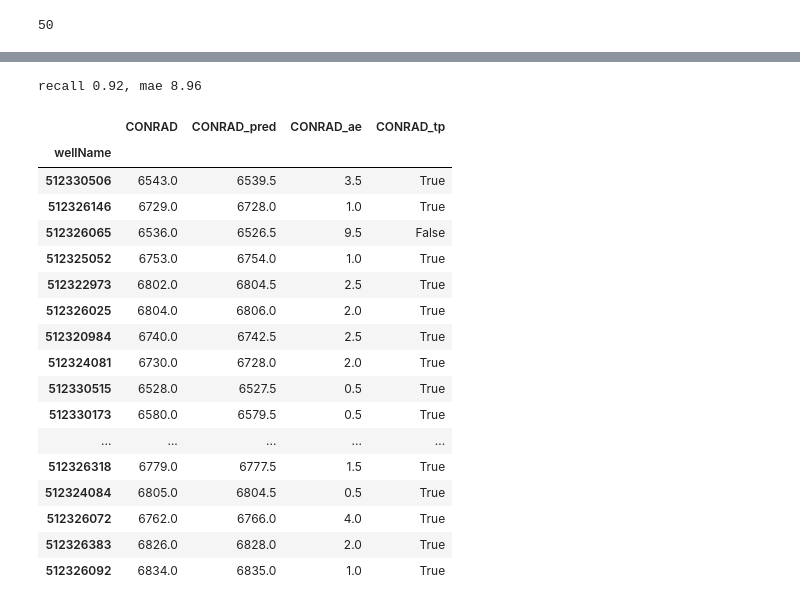
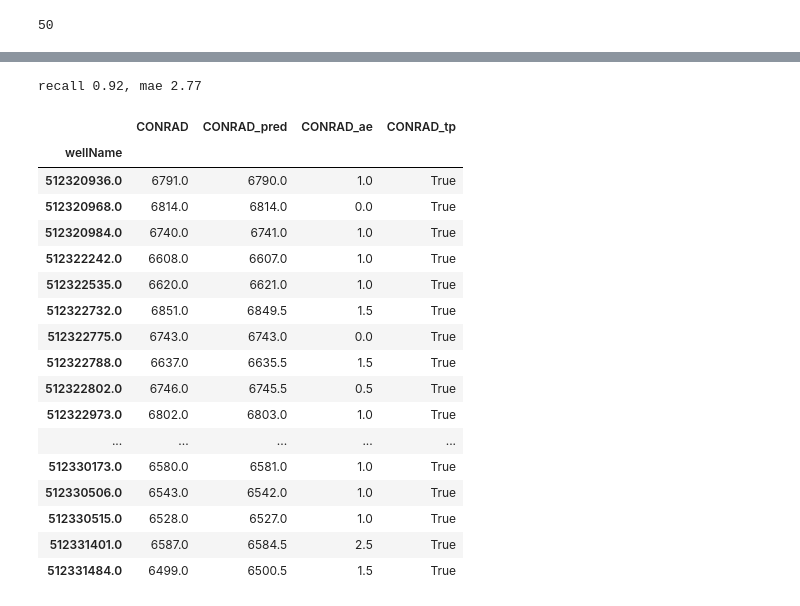
Before and after one commit to ZhichengLuo/hacktops, a Jupyter notebook: notebook1/saxvsm_evaluation.ipynb, the cells around one changed output, grey strips where cells are left out. Cells and saved outputs as stored; diff of their text form; code cells hidden in the pictures.

Commit message:
new model added: saxvsm

```diff
--- a/notebook1/SimpleDTWWindowEvaluator_Spark_usage.ipynb
+++ b/notebook1/saxvsm_evaluation.ipynb
@@ -58,0 +34,8 @@ top_finder.examine_dataset(df_tops_)
+# %%
+print(f'train windows {len(train_dataset[0])}')
+print(f'test windows {len(test_dataset[0])}')
+
+X_train = np.array(train_dataset[0]).squeeze(axis=2)
+y_train = np.array(train_dataset[1])
+X_test = np.array(test_dataset[0]).squeeze(axis=2)
+y_test = np.array(test_dataset[1])
@@ -59,3 +45,15 @@ top_finder.examine_dataset(df_tops_)
+# %%
+from pyts.classification import SAXVSM
+saxvsm = SAXVSM()
+saxvsm.fit(X_train, y_train)
+# %%
+def evaluate_windows(self, candidate_windows):
+    return self.decision_function(candidate_windows)[:,1]
+import types
+saxvsm.evaluate_windows = types.MethodType(evaluate_windows, saxvsm)
+# %%
+top_finder = TopFinder(saxvsm, top_)
+top_finder.examine_dataset(df_tops_)
 # %%
 test_well_names = df_logs_test_['wellName'].unique()
 print(len(test_well_names))
@@ -117,29 +112,29 @@ df_tops_true = df_result[['true_depth']].rename(columns={'true_depth': top_})
 # %%
 from hacktops.evaluate import recall_tops
 
-recall, mae, df_res = recall_tops(df_tops_test_[[top_]], df_tops_pred, tolerance = 4)
+recall, mae, df_res = recall_tops(df_tops_true, df_tops_pred, tolerance = 4)
 print("recall {0}, mae {1}".format(recall,mae))
 df_res.head(50)
 # %% [output]
-recall 0.92, mae 8.96
+recall 0.92, mae 2.77
 |  | CONRAD | CONRAD_pred | CONRAD_ae | CONRAD_tp |
 | wellName |  |  |  |  |
-| 512330506 | 6543.0 | 6539.5 | 3.5 | True |
-| 512326146 | 6729.0 | 6728.0 | 1.0 | True |
-| 512326065 | 6536.0 | 6526.5 | 9.5 | False |
-| 512325052 | 6753.0 | 6754.0 | 1.0 | True |
-| 512322973 | 6802.0 | 6804.5 | 2.5 | True |
-| 512326025 | 6804.0 | 6806.0 | 2.0 | True |
-| 512320984 | 6740.0 | 6742.5 | 2.5 | True |
-| 512324081 | 6730.0 | 6728.0 | 2.0 | True |
-| 512330515 | 6528.0 | 6527.5 | 0.5 | True |
-| 512330173 | 6580.0 | 6579.5 | 0.5 | True |
+| 512320936.0 | 6791.0 | 6790.0 | 1.0 | True |
+| 512320968.0 | 6814.0 | 6814.0 | 0.0 | True |
+| 512320984.0 | 6740.0 | 6741.0 | 1.0 | True |
+| 512322242.0 | 6608.0 | 6607.0 | 1.0 | True |
+| 512322535.0 | 6620.0 | 6621.0 | 1.0 | True |
+| 512322732.0 | 6851.0 | 6849.5 | 1.5 | True |
+| 512322775.0 | 6743.0 | 6743.0 | 0.0 | True |
+| 512322788.0 | 6637.0 | 6635.5 | 1.5 | True |
+| 512322802.0 | 6746.0 | 6745.5 | 0.5 | True |
+| 512322973.0 | 6802.0 | 6803.0 | 1.0 | True |
 | ... | ... | ... | ... | ... |
-| 512326318 | 6779.0 | 6777.5 | 1.5 | True |
-| 512324084 | 6805.0 | 6804.5 | 0.5 | True |
-| 512326072 | 6762.0 | 6766.0 | 4.0 | True |
-| 512326383 | 6826.0 | 6828.0 | 2.0 | True |
-| 512326092 | 6834.0 | 6835.0 | 1.0 | True |
+| 512330173.0 | 6580.0 | 6581.0 | 1.0 | True |
+| 512330506.0 | 6543.0 | 6542.0 | 1.0 | True |
+| 512330515.0 | 6528.0 | 6527.0 | 1.0 | True |
+| 512331401.0 | 6587.0 | 6584.5 | 2.5 | True |
+| 512331484.0 | 6499.0 | 6500.5 | 1.5 | True |
 # %%
 depth = [w[0] for w in top_finder.windows]
 fig = visual_scores(depth, top_finder.scores, top_finder.top_depth, true_depth, test_well_name)
```
Also changed, not shown: parts of 7 cells of this notebook, 1 other file.
